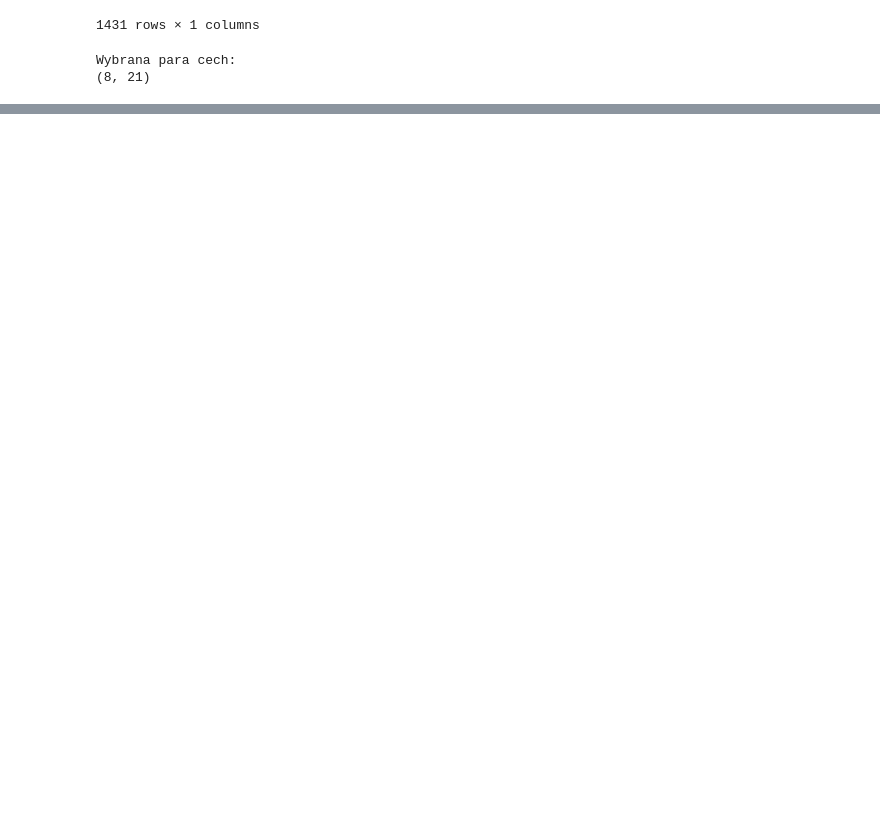
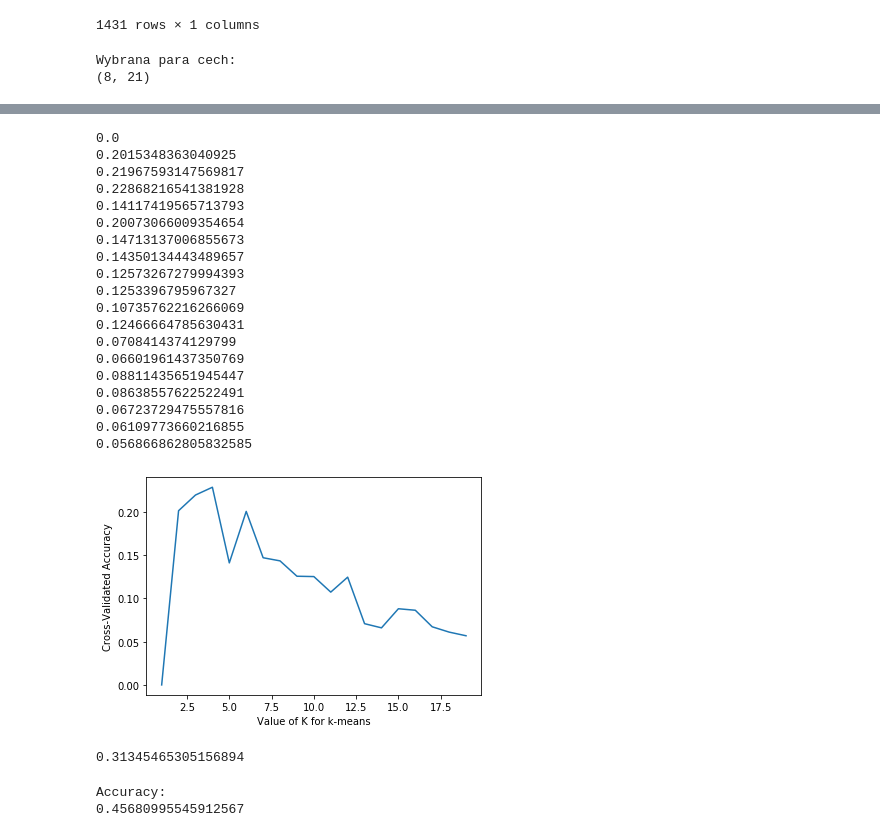
Before and after one commit to karololeksy/CovertypeClassification, a Jupyter notebook: Project notebook.ipynb, the cells around one changed output, grey strips where cells are left out. Cells and saved outputs as stored; diff of their text form; code cells hidden in the pictures; blank space fills up the shorter version.

```diff
--- a/Project notebook.ipynb
+++ b/Project notebook.ipynb
@@ -318,21 +337,42 @@ plt.show()
 # %%
-# lgorytm k-means
+# Algorytm k-means
 
 from sklearn.cluster import KMeans
 
 k_means_range = range(1, 20)
 k_means_scores = []
 
 for k in k_means_range:
-    kmeans = KMeans(n_clusters=k)
-    scores = cross_val_score(kmeans, x_train, y_train, cv=6, scoring='accuracy')
+    kmeans = KMeans(n_clusters=k, n_jobs=-1)
+    scores = cross_val_score(kmeans, x_train, y_train, cv=3, scoring='accuracy', n_jobs=-1)
     print(scores.mean())
     k_means_scores.append(scores.mean())
 
 plt.plot(k_means_range, k_means_scores)
 plt.xlabel('Value of K for k-means')
 plt.ylabel('Cross-Validated Accuracy')
 plt.show()
+# %% [output]
+0.0
+0.2015348363040925
+0.21967593147569817
+0.22868216541381928
+0.14117419565713793
+0.20073066009354654
+0.14713137006855673
+0.14350134443489657
+0.12573267279994393
+0.1253396795967327
+0.10735762216266069
+0.12466664785630431
+0.0708414374129799
+0.06601961437350769
+0.08811435651945447
+0.08638557622522491
+0.06723729475557816
+0.06109773660216855
+0.056866862805832585
+[figure, added]
 # %%
 # NM
 
@@ -341,7 +381,9 @@ from sklearn.model_selection import cross_val_score
 
 n_centroid = NearestCentroid()
 
-scores = cross_val_score(n_centroid, x_train, y_train, cv=6, scoring='accuracy')
+scores = cross_val_score(n_centroid, x_train, y_train, cv=3, scoring='accuracy', n_jobs=-1)
 n_centroid_scores = scores.mean()
 
 print(n_centroid_scores)
+# %% [output]
+0.31345465305156894
@@ -349,0 +390,14 @@ print(n_centroid_scores)
+# %%
+# Dla najlepszego algorytmu zbiór testowy - Knn
+
+from sklearn import metrics
+X_train, X_test, y_train, y_test = train_test_split(X, y, test_size=0.33, random_state=222)
+x_test = X_test.loc[:, [7, 20]]
+knn = KNeighborsClassifier(n_neighbors=29)
+knn.fit(x_train, y_train)
+predicted= knn.predict(x_test)
+print("Accuracy: ")
+print(metrics.accuracy_score(y_test, predicted))
+# %% [output]
+Accuracy:
+0.45680995545912567
```
Also changed, not shown: parts of 9 cells of this notebook.
